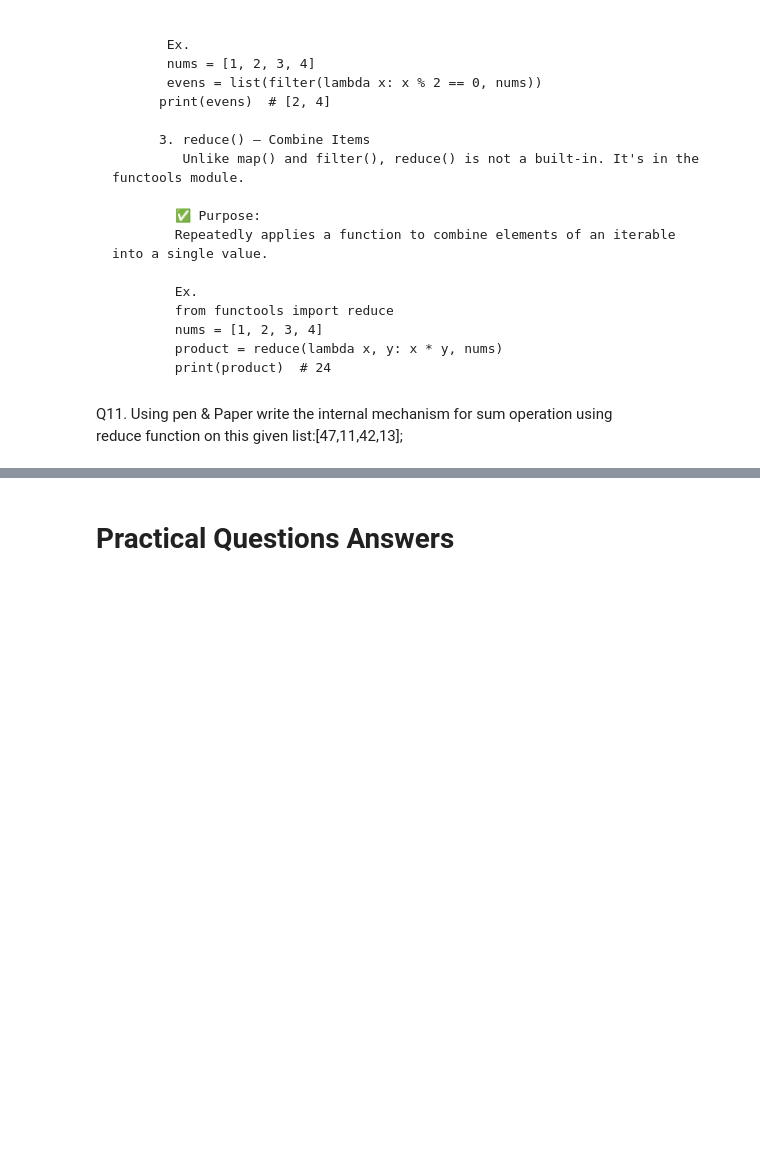
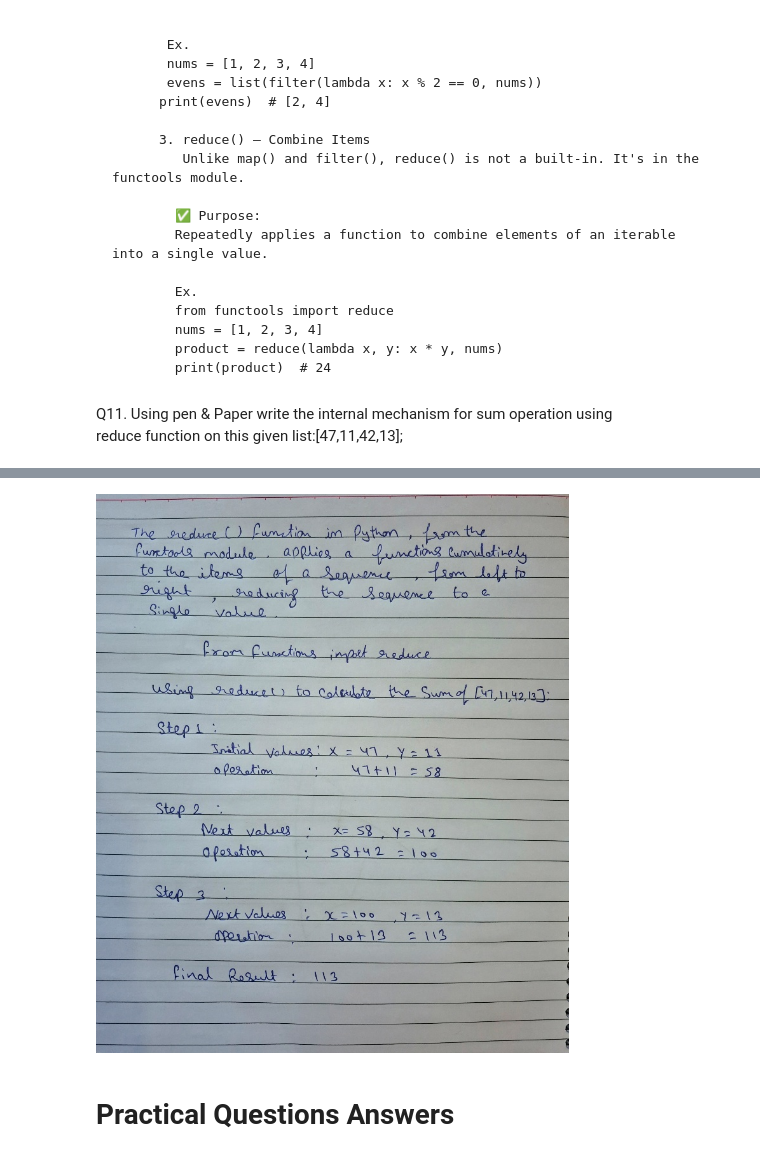
Before and after one commit to Vikash-4321/Functions, a Jupyter notebook: Functions.ipynb, the cells around one changed output, grey strips where cells are left out. Saved outputs shown, nothing was run; the diff lists cells and outputs as text; code cells hidden in the pictures; blank space fills up the shorter version.

```diff
--- a/Functions.ipynb
+++ b/Functions.ipynb
@@ -276,3 +276,7 @@ Saving code.jpg to code (2).jpg
+# %%
+Image(filename='code.jpg')  # replace with your actual file name
+# %% [output]
+[figure, added]
 # %% [markdown]
 # Practical Questions Answers
 # %% [markdown]
```
Also changed, not shown: parts of 1 cell of this notebook.
